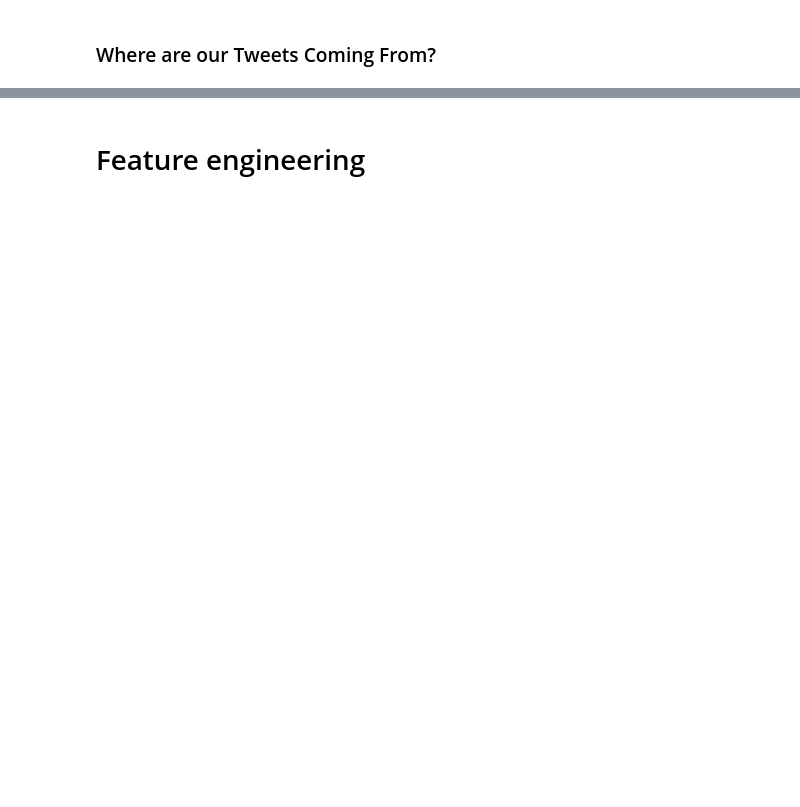
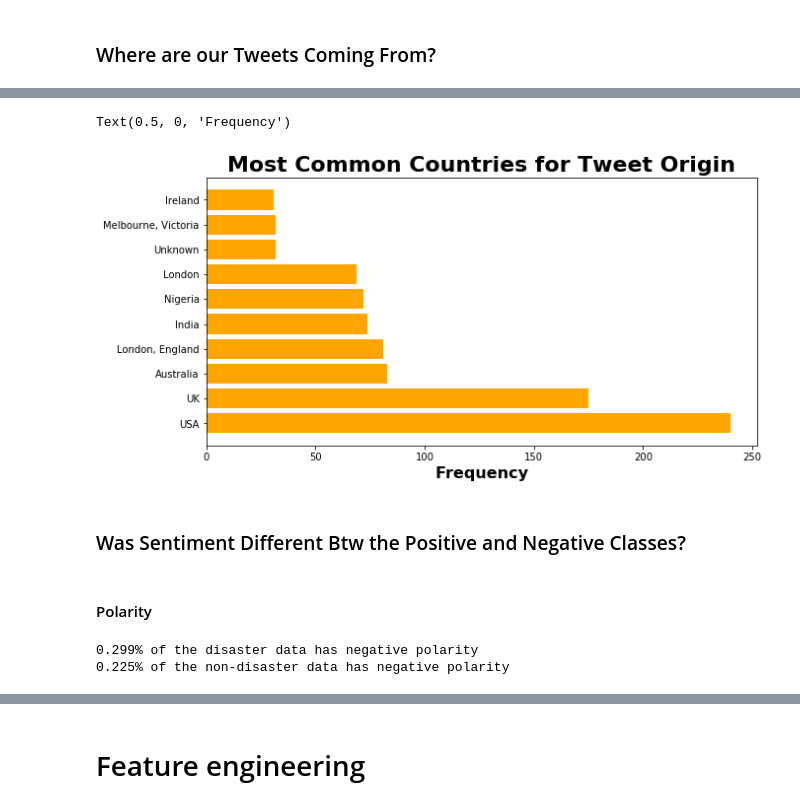
Before and after one commit to acoco10/disaster_tweets, a Jupyter notebook: Final Notebook.ipynb, the cells around one changed output, grey strips where cells are left out. Cells and saved outputs as stored; diff of their text form; code cells hidden in the pictures; blank space fills up the shorter version.

```diff
--- a/Final Notebook.ipynb
+++ b/Final Notebook.ipynb
@@ -64,3 +160,6 @@ data[data.target == 0]['keyword'].value_counts().head(10).plot(kind = 'bar')
 ### Where are our Tweets Coming From?
 # %%
 data.location.replace(['California, USA', 'Los Angeles, CA', 'United States'], 'USA', inplace= True)
+data.location.replace(['Lagos, Nigeria'], 'Nigeria', inplace= True)
+data.location.replace(['England, United Kingdom','United Kingdom'], 'UK', inplace= True)
+data.location.replace(['Earth'], 'Unknown', inplace= True)
@@ -71,0 +166,14 @@ data.location.value_counts().head(10).plot(kind = 'bar')
+# %%
+location = pd.DataFrame(data.location.value_counts().head(10))
+
+plt.figure(figsize=(10,5))
+plt.barh(location.index, location.location, color='orange')
+plt.title('Most Common Countries for Tweet Origin', fontsize=22, fontweight='bold')
+plt.xlabel('Frequency', fontsize=16, fontweight='bold')
+# %% [output]
+Text(0.5, 0, 'Frequency')
+[figure, added]
+# %% [markdown]
+### Was Sentiment Different Btw the Positive and Negative Classes?
+# %% [markdown]
+#### Polarity
@@ -71,0 +182,10 @@ data.location.value_counts().head(10).plot(kind = 'bar')
+# %%
+positive = data[data.target == 1]
+negative = data[data.target == 0]
+perc_pos = round((len(positive[positive.polarity_score < 0]) / len(positive)), 3)
+perc_neg = round((len(negative[negative.polarity_score < 0]) / len(negative)), 3)
+print('{}% of the disaster data has negative polarity'.format(perc_pos))
+print('{}% of the non-disaster data has negative polarity'.format(perc_neg))
+# %% [output]
+0.299% of the disaster data has negative polarity
+0.225% of the non-disaster data has negative polarity
```
Also changed, not shown: parts of 66 cells of this notebook.
